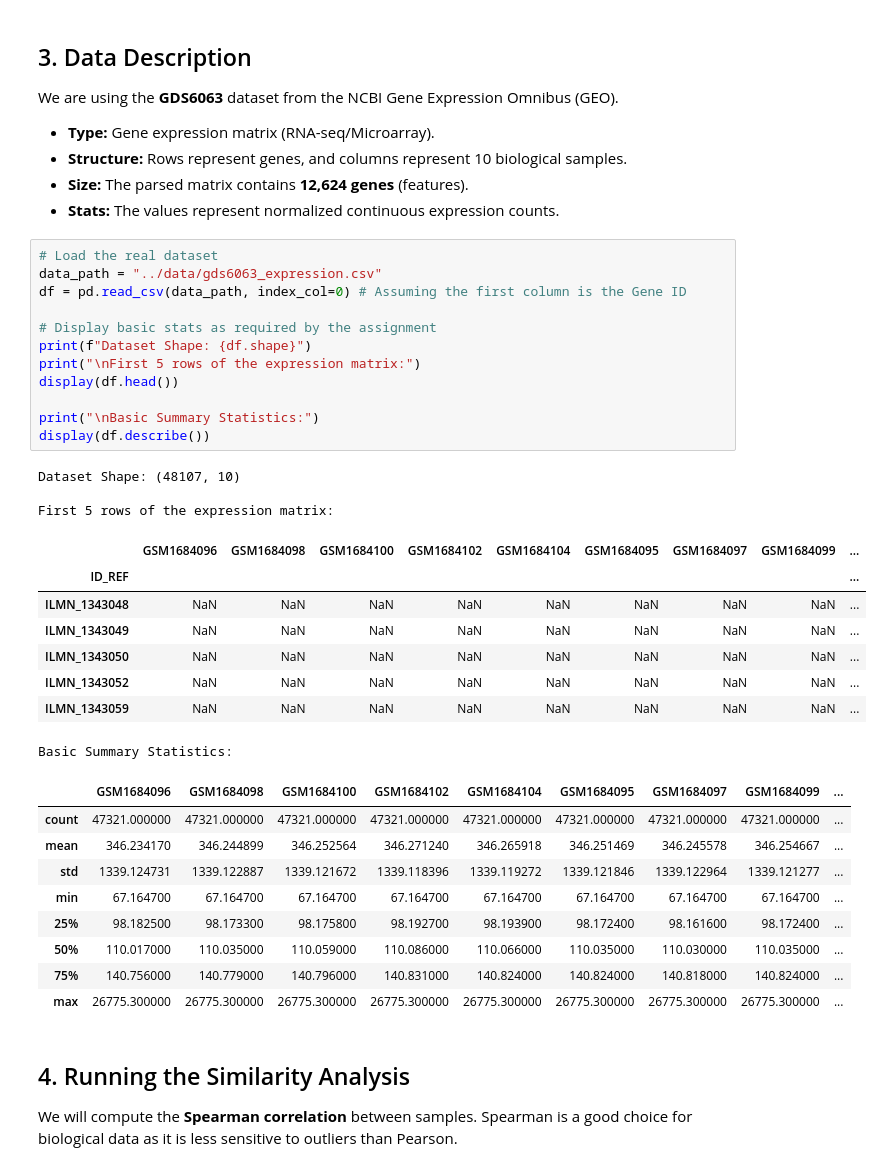
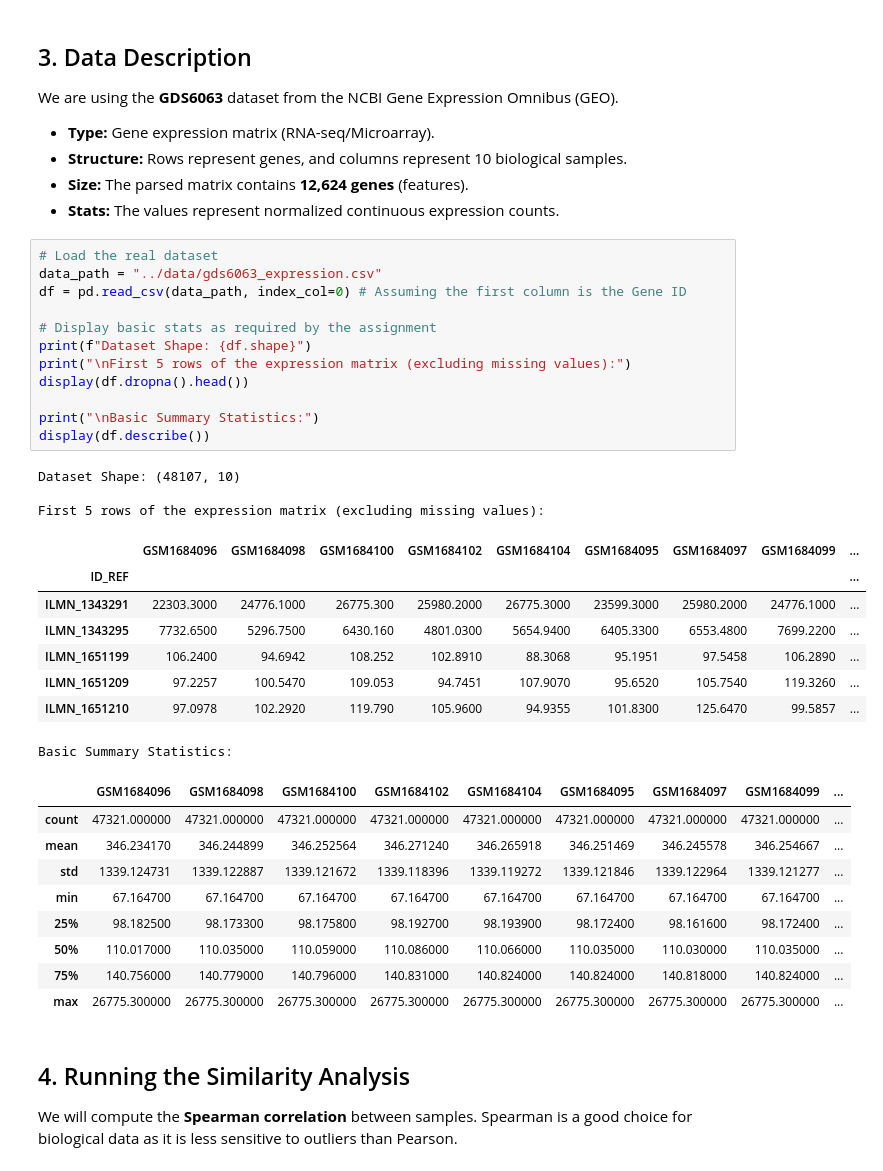
Before and after one commit to sorryKenny/sample_similarity_explorer, a Jupyter notebook: tutorials/tutorial.ipynb, the cells around one changed output. Saved outputs shown, nothing was run; the diff lists cells and outputs as text.

```diff
--- a/tutorials/tutorial.ipynb
+++ b/tutorials/tutorial.ipynb
@@ -49,26 +49,26 @@ We are using the **GDS6063** dataset from the NCBI Gene Expression Omnibus (GEO)
 # %%
 # Load the real dataset
 data_path = "../data/gds6063_expression.csv"
 df = pd.read_csv(data_path, index_col=0) # Assuming the first column is the Gene ID
 
 # Display basic stats as required by the assignment
 print(f"Dataset Shape: {df.shape}")
-print("\nFirst 5 rows of the expression matrix:")
-display(df.head())
+print("\nFirst 5 rows of the expression matrix (excluding missing values):")
+display(df.dropna().head())
 
 print("\nBasic Summary Statistics:")
 display(df.describe())
 # %% [output]
 Dataset Shape: (48107, 10)
 
-First 5 rows of the expression matrix:
+First 5 rows of the expression matrix (excluding missing values):
 |  | GSM1684096 | GSM1684098 | GSM1684100 | GSM1684102 | GSM1684104 | GSM1684095 | GSM1684097 | GSM1684099 | ... |
 | ID_REF |  |  |  |  |  |  |  |  | ... |
-| ILMN_1343048 | NaN | NaN | NaN | NaN | NaN | NaN | NaN | NaN | ... |
-| ILMN_1343049 | NaN | NaN | NaN | NaN | NaN | NaN | NaN | NaN | ... |
-| ILMN_1343050 | NaN | NaN | NaN | NaN | NaN | NaN | NaN | NaN | ... |
-| ILMN_1343052 | NaN | NaN | NaN | NaN | NaN | NaN | NaN | NaN | ... |
-| ILMN_1343059 | NaN | NaN | NaN | NaN | NaN | NaN | NaN | NaN | ... |
+| ILMN_1343291 | 22303.3000 | 24776.1000 | 26775.300 | 25980.2000 | 26775.3000 | 23599.3000 | 25980.2000 | 24776.1000 | ... |
+| ILMN_1343295 | 7732.6500 | 5296.7500 | 6430.160 | 4801.0300 | 5654.9400 | 6405.3300 | 6553.4800 | 7699.2200 | ... |
+| ILMN_1651199 | 106.2400 | 94.6942 | 108.252 | 102.8910 | 88.3068 | 95.1951 | 97.5458 | 106.2890 | ... |
+| ILMN_1651209 | 97.2257 | 100.5470 | 109.053 | 94.7451 | 107.9070 | 95.6520 | 105.7540 | 119.3260 | ... |
+| ILMN_1651210 | 97.0978 | 102.2920 | 119.790 | 105.9600 | 94.9355 | 101.8300 | 125.6470 | 99.5857 | ... |
 Basic Summary Statistics:
 |  | GSM1684096 | GSM1684098 | GSM1684100 | GSM1684102 | GSM1684104 | GSM1684095 | GSM1684097 | GSM1684099 | ... |
 | count | 47321.000000 | 47321.000000 | 47321.000000 | 47321.000000 | 47321.000000 | 47321.000000 | 47321.000000 | 47321.000000 | ... |
```
